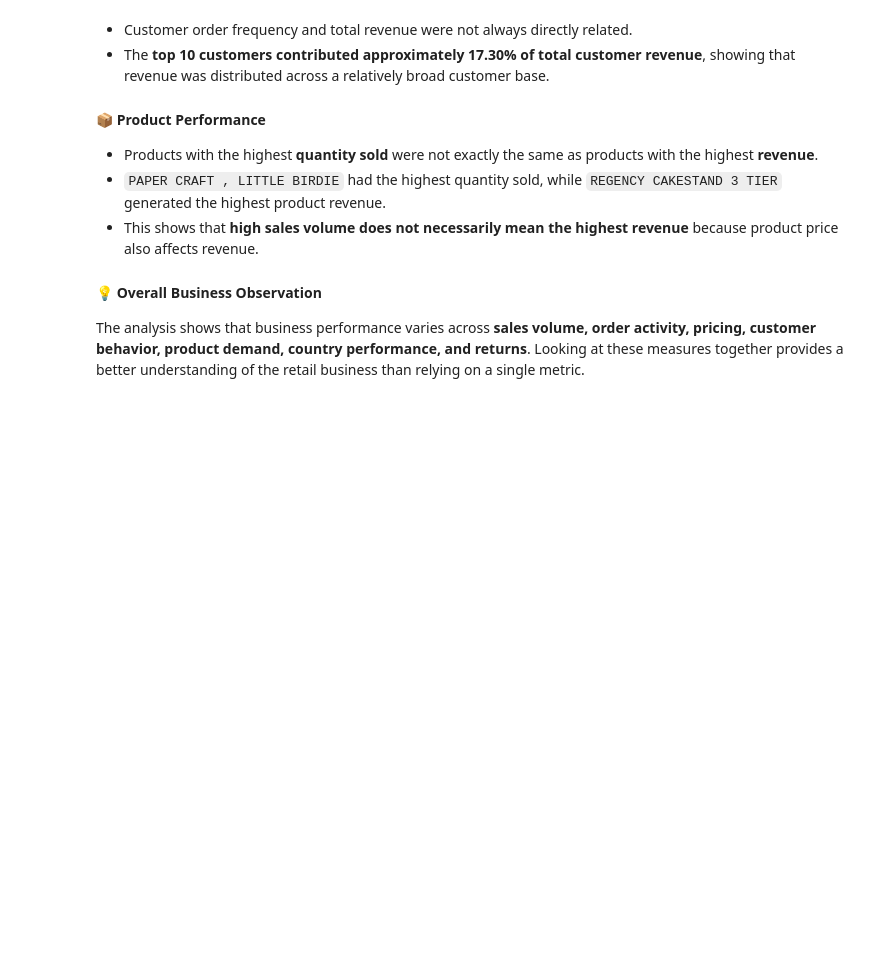
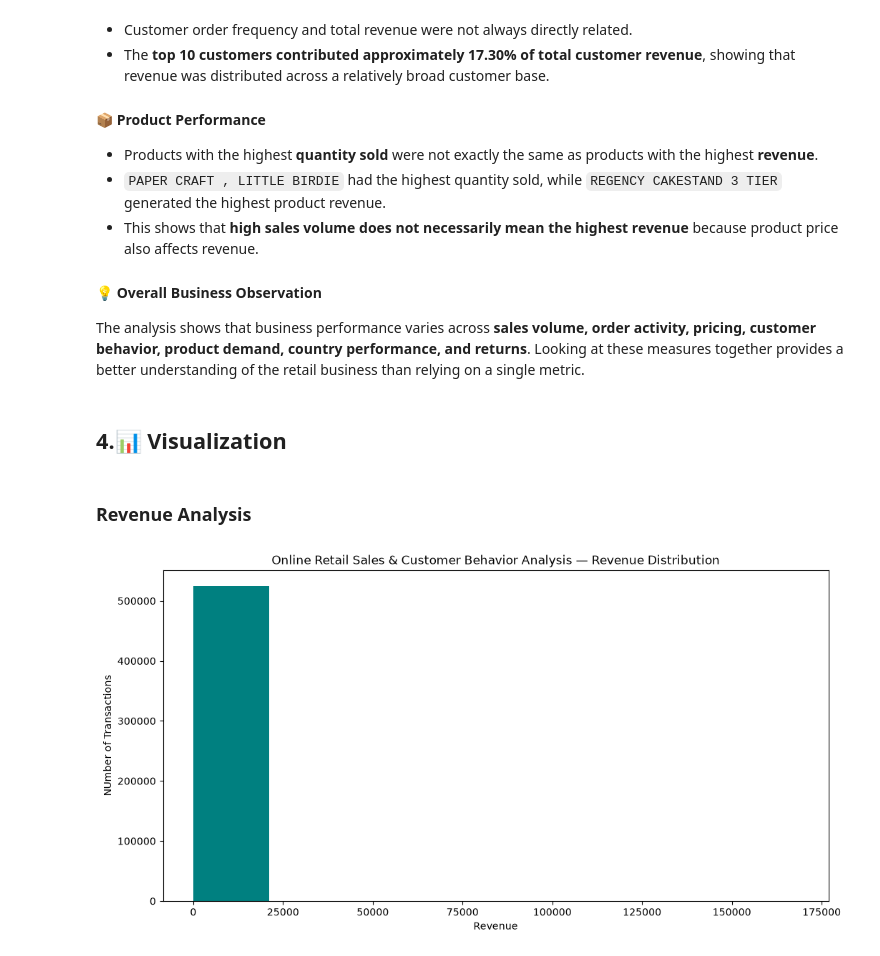
Before and after one commit to vikasa-y/Online-Retail-Sales-Analysis, a Jupyter notebook: Notebooks/Online_Retail_Eda.ipynb, the cells around one changed output. Cells and saved outputs as stored; diff of their text form; code cells hidden in the pictures; blank space fills up the shorter version.

```diff
--- a/Notebooks/Online_Retail_Eda.ipynb
+++ b/Notebooks/Online_Retail_Eda.ipynb
@@ -1387,3 +1387,17 @@ The cleaned sales data was analyzed to identify important business patterns acro
 #### 💡 Overall Business Observation
 
 The analysis shows that business performance varies across **sales volume, order activity, pricing, customer behavior, product demand, country performance, and returns**. Looking at these measures together provides a better understanding of the retail business than relying on a single metric.
+# %% [markdown]
+## 4.📊 Visualization
+# %% [markdown]
+### Revenue Analysis
+# %%
+plt.figure(figsize=(12 ,6))
+plt.hist(sales_df["Revenue"],color="Teal" , bins=8)
+plt.title("Online Retail Sales & Customer Behavior Analysis — Revenue Distribution")
+plt.xlabel("Revenue")
+plt.ylabel("NUmber of Transactions")
+plt.savefig("C:/Users/vikasa s y/Downloads/Online-Retail-Sales-Analysis/images/Revenue.png" , dpi=300 , bbox_inches="tight")
+plt.show()
+# %% [output]
+[figure, added]
```
Also changed, not shown: parts of 9 cells of this notebook.
